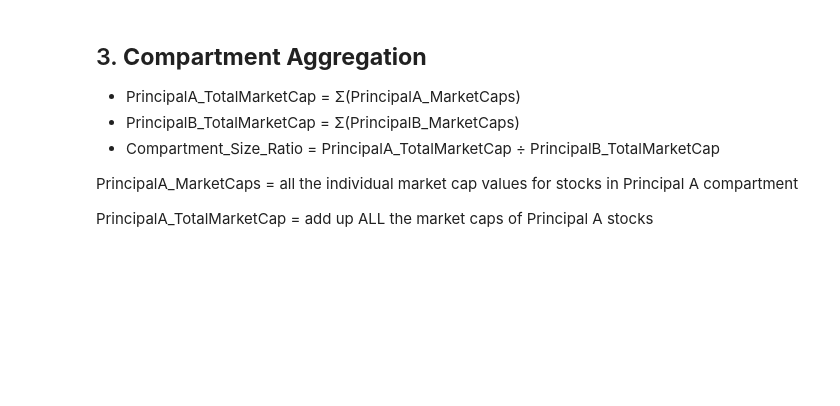
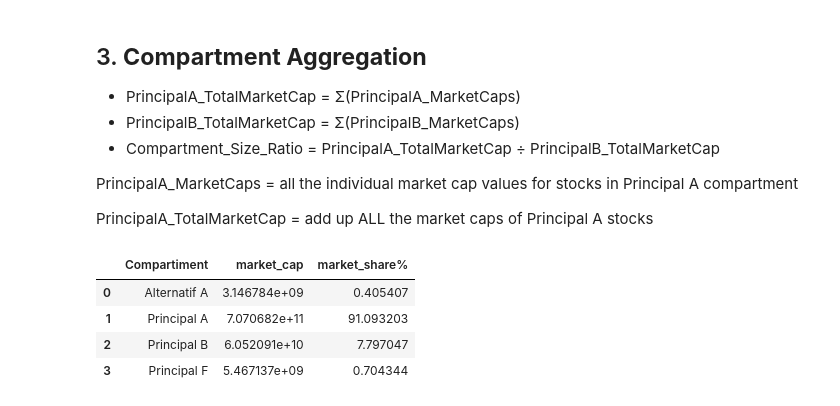
Before and after one commit to alSheiye5h/Morocco-All_Shares-Index, a Jupyter notebook: Compartments.ipynb, the cells around one changed output. Drawn from its saved outputs; the diff is of its cells as text; code cells hidden in the pictures; blank space fills up the shorter version.

```diff
--- a/Compartments.ipynb
+++ b/Compartments.ipynb
@@ -53,3 +62,13 @@ stocks
 PrincipalA_MarketCaps = all the individual market cap values for stocks in Principal A compartment
 
 PrincipalA_TotalMarketCap = add up ALL the market caps of Principal A stocks
+# %%
+compartments = pd.DataFrame(stocks.groupby('Compartiment')['market_cap'].sum().reset_index())
+compartments['market_share%'] = compartments['market_cap'].apply(lambda x: (x / market_cap) * 100)
+compartments
+# %% [output]
+|  | Compartiment | market_cap | market_share% |
+| 0 | Alternatif A | 3.146784e+09 | 0.405407 |
+| 1 | Principal A | 7.070682e+11 | 91.093203 |
+| 2 | Principal B | 6.052091e+10 | 7.797047 |
+| 3 | Principal F | 5.467137e+09 | 0.704344 |
```
Also changed, not shown: parts of 8 cells of this notebook, 2 other files.
